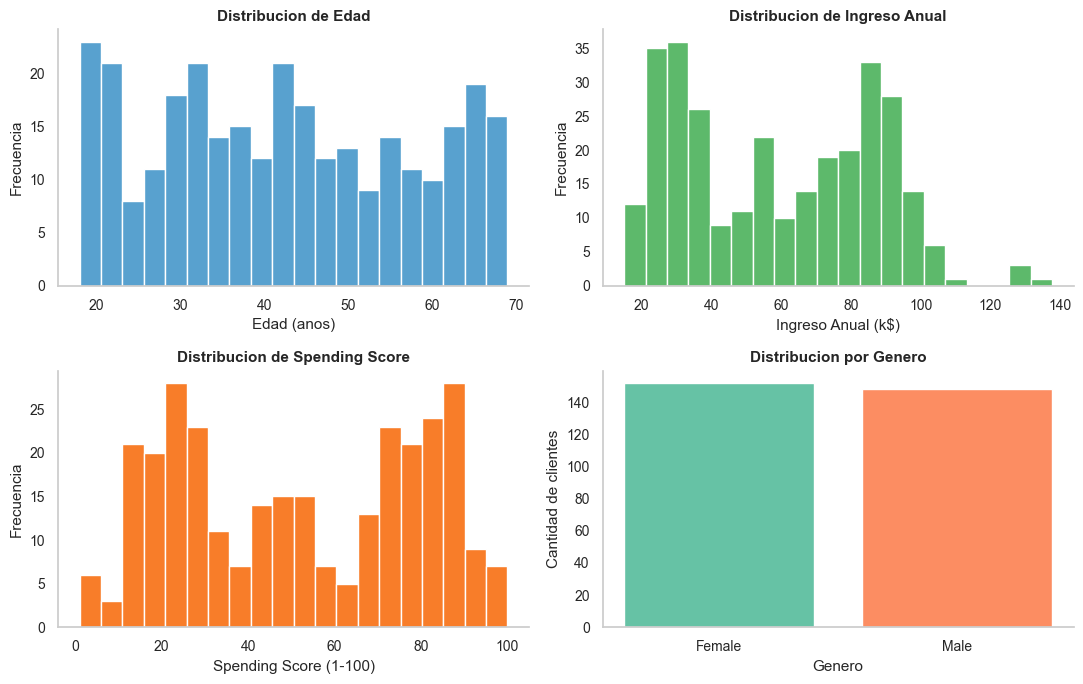
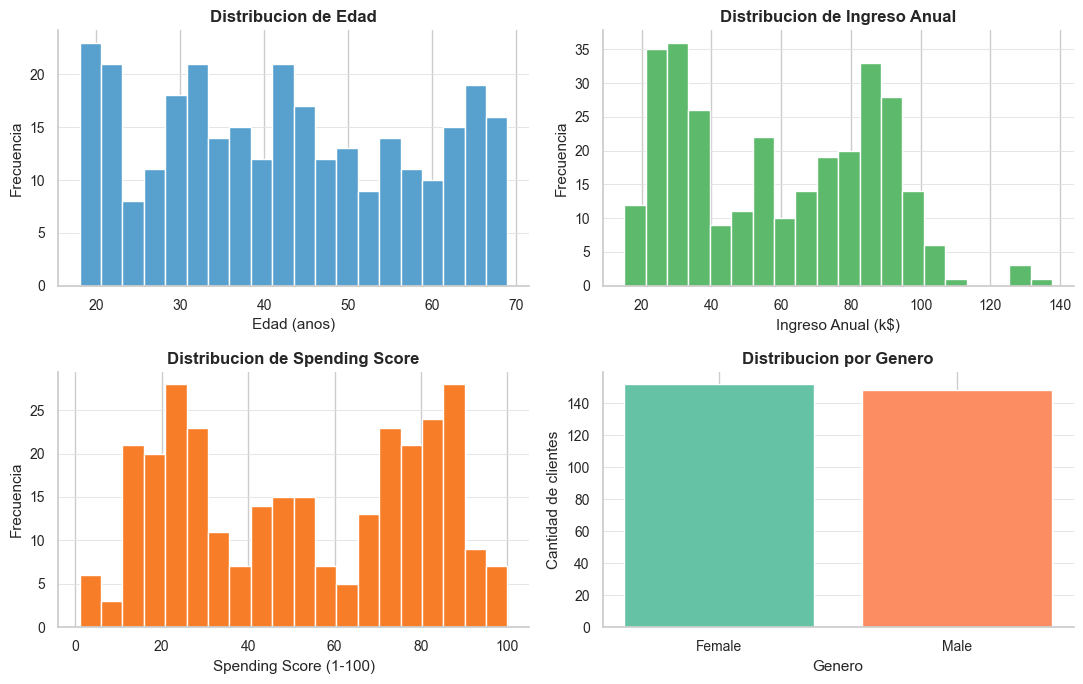
The change to this notebook cell's code, shown as a diff; its figure went from the first image to the second:
--- before
+++ after
@@ -7,5 +7,5 @@
 
 axes[0, 0].hist(df["Age"], bins=20, color=col_age, edgecolor="white")
-axes[0, 0].set_title("Distribucion de Edad", fontsize=11, fontweight="bold")
+axes[0, 0].set_title("Distribucion de Edad", fontsize=12, fontweight="bold")
 axes[0, 0].set_xlabel("Edad (anos)", fontsize=11)
 axes[0, 0].set_ylabel("Frecuencia", fontsize=11)
@@ -13,5 +13,5 @@
 
 axes[0, 1].hist(df["Annual Income (k$)"], bins=20, color=col_income, edgecolor="white")
-axes[0, 1].set_title("Distribucion de Ingreso Anual", fontsize=11, fontweight="bold")
+axes[0, 1].set_title("Distribucion de Ingreso Anual", fontsize=12, fontweight="bold")
 axes[0, 1].set_xlabel("Ingreso Anual (k$)", fontsize=11)
 axes[0, 1].set_ylabel("Frecuencia", fontsize=11)
@@ -19,5 +19,5 @@
 
 axes[1, 0].hist(df["Spending Score (1-100)"], bins=20, color=col_score, edgecolor="white")
-axes[1, 0].set_title("Distribucion de Spending Score", fontsize=11, fontweight="bold")
+axes[1, 0].set_title("Distribucion de Spending Score", fontsize=12, fontweight="bold")
 axes[1, 0].set_xlabel("Spending Score (1-100)", fontsize=11)
 axes[1, 0].set_ylabel("Frecuencia", fontsize=11)
@@ -26,5 +26,5 @@
 gc = df["Genre"].value_counts()
 axes[1, 1].bar(gc.index, gc.values, color=gender_pal, edgecolor="white")
-axes[1, 1].set_title("Distribucion por Genero", fontsize=11, fontweight="bold")
+axes[1, 1].set_title("Distribucion por Genero", fontsize=12, fontweight="bold")
 axes[1, 1].set_xlabel("Genero", fontsize=11)
 axes[1, 1].set_ylabel("Cantidad de clientes", fontsize=11)
@@ -33,5 +33,6 @@
 for ax in axes.flat:
     ax.spines[["top", "right"]].set_visible(False)
-    ax.grid(False)
+    ax.yaxis.grid(True, color='#E0E0E0', linewidth=0.6)
+    ax.set_axisbelow(True)
 
 plt.tight_layout()

Commit: NB2 celda 7: titulo fontsize 11->12 y grid horizontal en histogramas